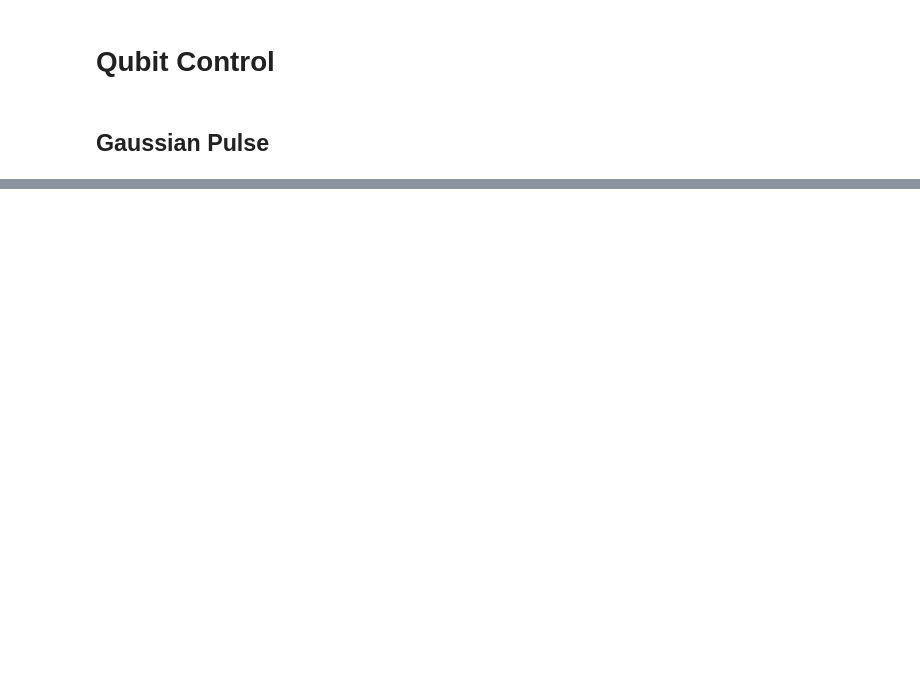
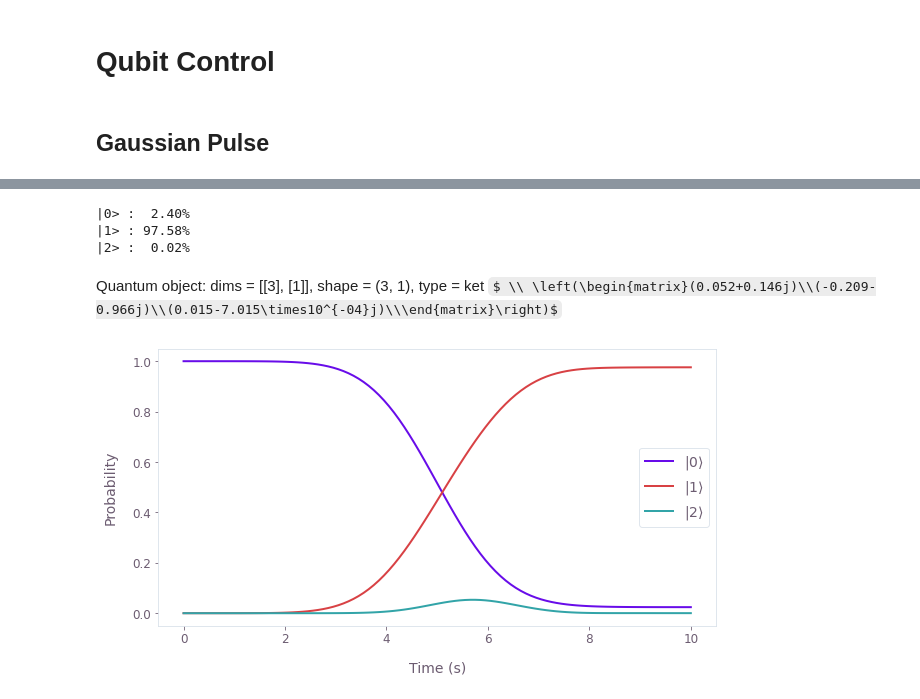
Before and after one commit to amachino/physics-of-qubits, a Jupyter notebook: content/ipynb/qubit-control.ipynb, the cells around one changed output, grey strips where cells are left out. Drawn from its saved outputs; the diff is of its cells as text; code cells hidden in the pictures; some formulas as TeX source; blank space fills up the shorter version.

```diff
--- a/content/ipynb/qubit-control.ipynb
+++ b/content/ipynb/qubit-control.ipynb
@@ -191,0 +221,9 @@ Quantum object: dims = [[3], [1]], shape = (3, 1), type = ket $ \\ \left(\begin{
+# %%
+result = simulator.simulate(waveform)
+simulator.display_bloch_sphere(result)
+simulator.plot_populations(result)
+simulator.print_final_populations(result)
+
+final_state = result.states[-1]
+display(final_state)
+# %% [output]
@@ -192 +232,6 @@ Quantum object: dims = [[3], [1]], shape = (3, 1), type = ket $ \\ \left(\begin{
+|0> :  2.40%
+|1> : 97.58%
+|2> :  0.02%
+Quantum object: dims = [[3], [1]], shape = (3, 1), type = ket $ \\ \left(\begin{matrix}(0.052+0.146j)\\(-0.209-0.966j)\\(0.015-7.015\times10^{-04}j)\\\end{matrix}\right)$
+[figure, added]
 # %% [markdown]
```
Also changed, not shown: parts of 14 cells of this notebook, 1 other file.
